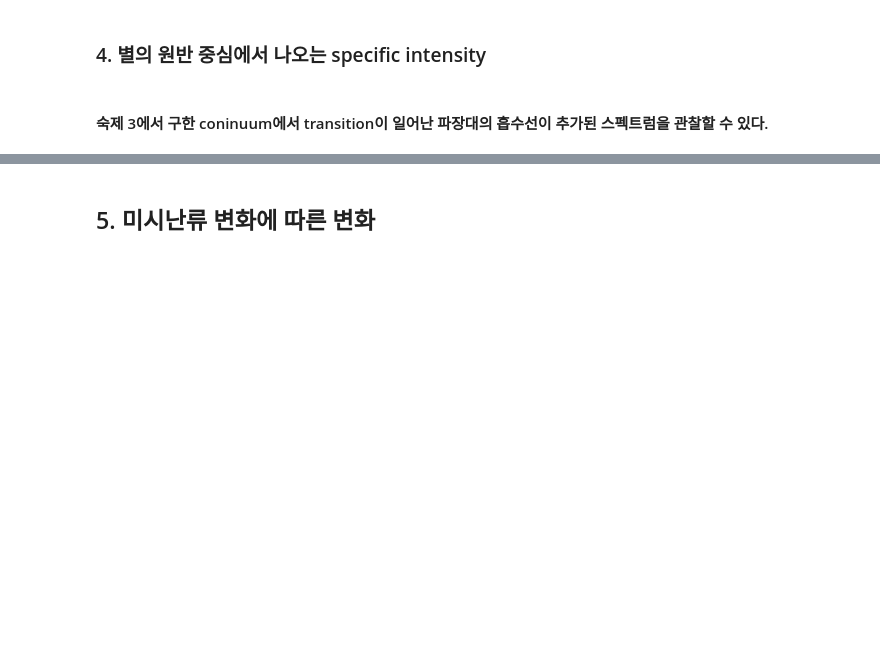
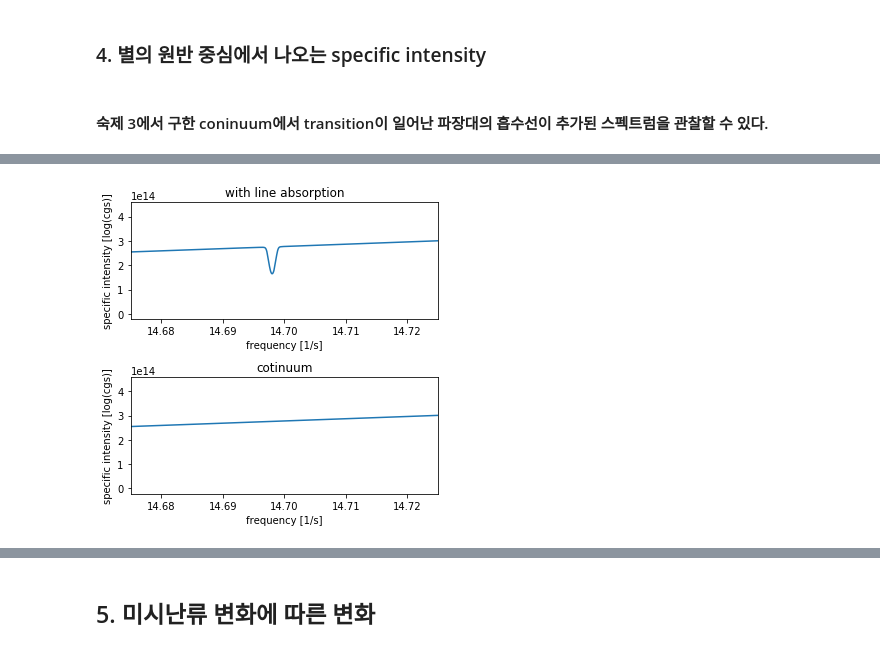
Before and after one commit to eunheeko/stellar_astrophysics, a Jupyter notebook: continuum_hw_ver.ipynb, the cells around one changed output, grey strips where cells are left out. Cells and saved outputs as stored; diff of their text form; code cells hidden in the pictures; blank space fills up the shorter version.

```diff
--- a/continuum_hw_ver.ipynb
+++ b/continuum_hw_ver.ipynb
@@ -653,0 +685,16 @@ Text(0, 0.5, 'specific intensity')
+# %%
+fig, ax = plt.subplots(2, figsize = (5,5))
+
+ax[0].plot(np.log10(c/wave/1.e-8), intensities)
+ax[1].plot(np.log10(c/wave/1.e-8), intensities_c)
+
+for i in range(2):
+    ax[i].set_xlim(14.675,14.725)
+    ax[i].set_xlabel('frequency [1/s]')
+    ax[i].set_ylabel('specific intensity [log(cgs)]')
+ax[0].set_title('with line absorption')
+ax[1].set_title('cotinuum')
+
+plt.tight_layout()
+# %% [output]
+[figure, added]
```
Also changed, not shown: parts of 15 cells of this notebook.
